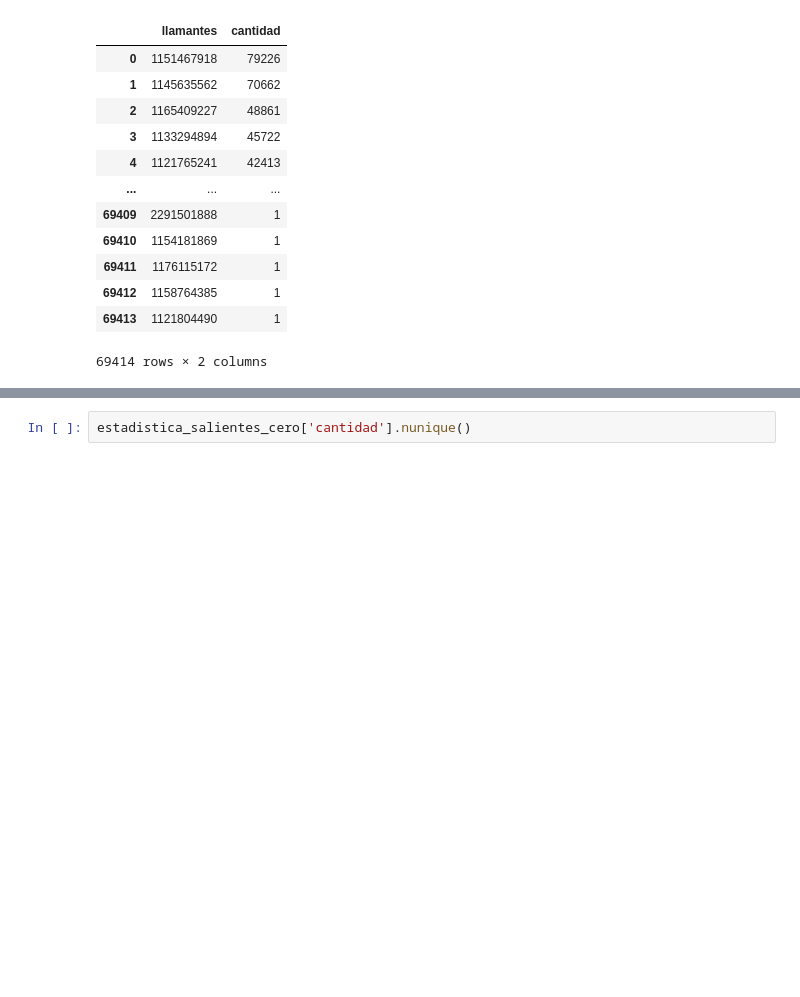
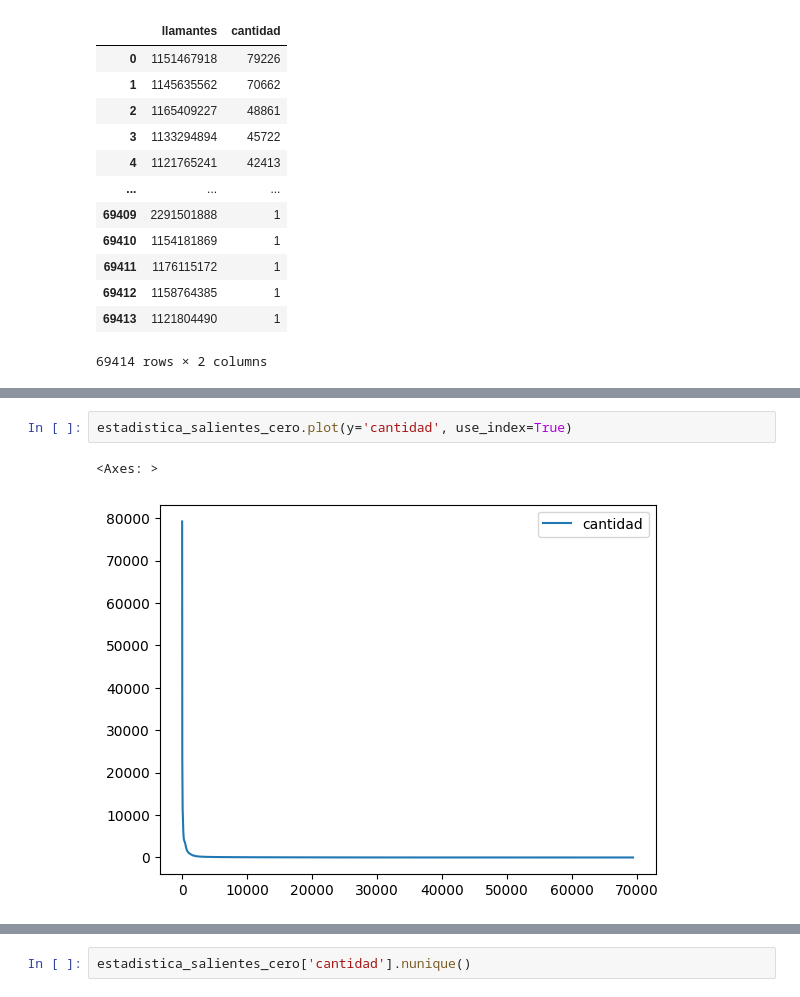
Before and after one commit to raulrm/juzfedlom, a Jupyter notebook: proceso.ipynb, the cells around one changed output, grey strips where cells are left out. Drawn from its saved outputs; the diff is of its cells as text; blank space fills up the shorter version.

```diff
--- a/proceso.ipynb
+++ b/proceso.ipynb
@@ -133,3 +133,8 @@ estadistica_entrantes_cero
 | 36826 | 1132388306 | 1 |
 | 36827 | 1176202089 | 1 |
 36828 rows × 2 columns
+# %%
+estadistica_salientes_cero.plot(y='cantidad', use_index=True)
+# %% [output]
+<Axes: >
+[figure, added]
```
Also changed, not shown: parts of 10 cells of this notebook, 15 other files.
